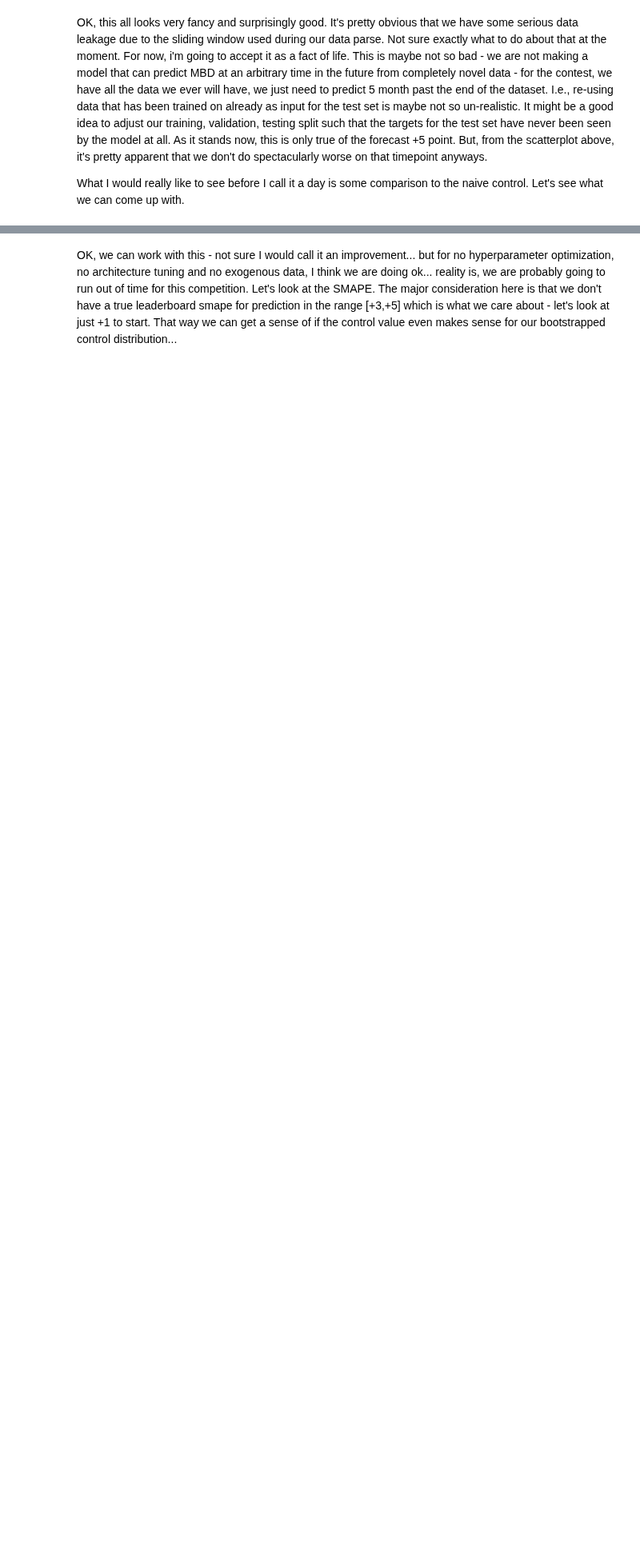
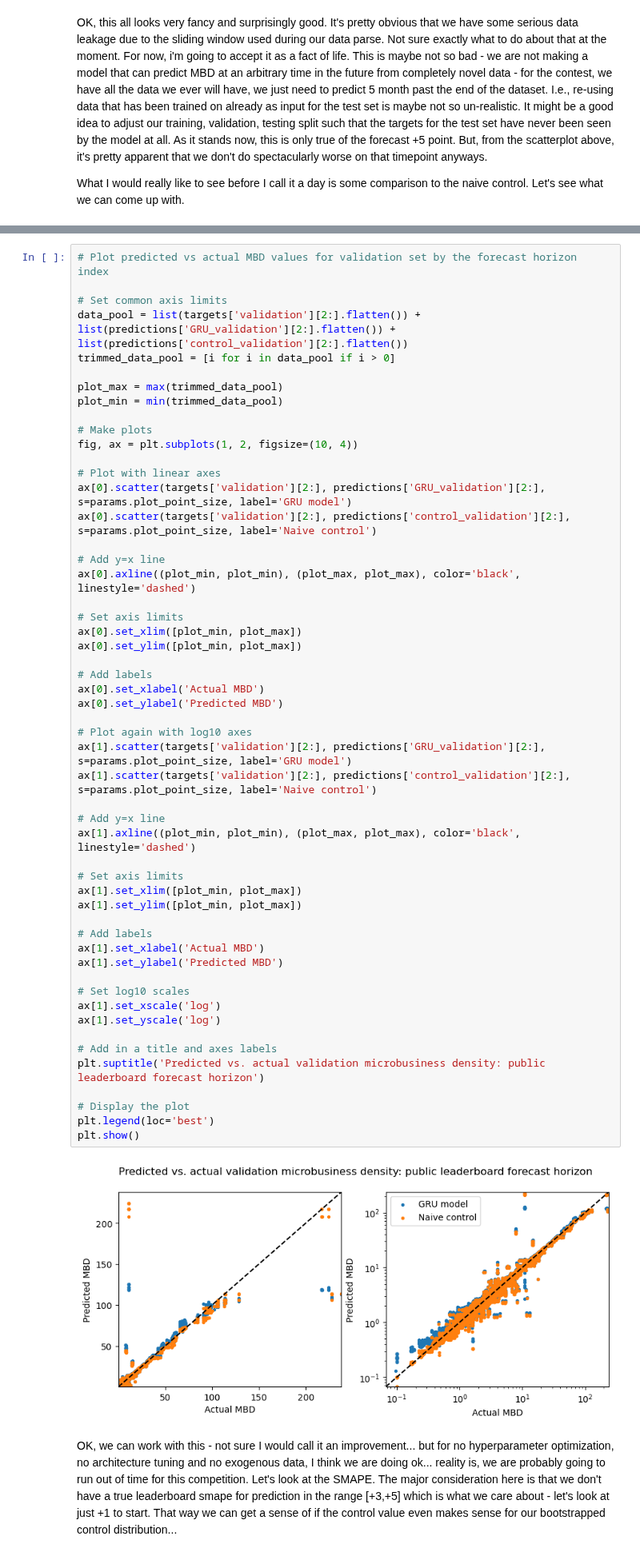
Before and after one commit to gperdrizet/kaggle_microbusiness, a Jupyter notebook: notebooks/15.1-GRU_model_testing.ipynb, the cells around one changed output, grey strips where cells are left out. Shown at 80% size. Drawn from its saved outputs; the diff is of its cells as text; blank space fills up the shorter version.

```diff
--- a/notebooks/15.1-GRU_model_testing.ipynb
+++ b/notebooks/15.1-GRU_model_testing.ipynb
@@ -290,2 +276,57 @@ plt.show()
+# %%
+# Plot predicted vs actual MBD values for validation set by the forecast horizon index
+
+# Set common axis limits
+data_pool = list(targets['validation'][2:].flatten()) + list(predictions['GRU_validation'][2:].flatten()) + list(predictions['control_validation'][2:].flatten())
+trimmed_data_pool = [i for i in data_pool if i > 0]
+
+plot_max = max(trimmed_data_pool)
+plot_min = min(trimmed_data_pool)
+
+# Make plots
+fig, ax = plt.subplots(1, 2, figsize=(10, 4))
+
+# Plot with linear axes
+ax[0].scatter(targets['validation'][2:], predictions['GRU_validation'][2:], s=params.plot_point_size, label='GRU model')
+ax[0].scatter(targets['validation'][2:], predictions['control_validation'][2:], s=params.plot_point_size, label='Naive control')
+
+# Add y=x line
+ax[0].axline((plot_min, plot_min), (plot_max, plot_max), color='black', linestyle='dashed')
+
+# Set axis limits
+ax[0].set_xlim([plot_min, plot_max])
+ax[0].set_ylim([plot_min, plot_max])
+
+# Add labels
+ax[0].set_xlabel('Actual MBD')
+ax[0].set_ylabel('Predicted MBD')
+
+# Plot again with log10 axes
+ax[1].scatter(targets['validation'][2:], predictions['GRU_validation'][2:], s=params.plot_point_size, label='GRU model')
+ax[1].scatter(targets['validation'][2:], predictions['control_validation'][2:], s=params.plot_point_size, label='Naive control')
+
+# Add y=x line
+ax[1].axline((plot_min, plot_min), (plot_max, plot_max), color='black', linestyle='dashed')
+
+# Set axis limits
+ax[1].set_xlim([plot_min, plot_max])
+ax[1].set_ylim([plot_min, plot_max])
+
+# Add labels
+ax[1].set_xlabel('Actual MBD')
+ax[1].set_ylabel('Predicted MBD')
+
+# Set log10 scales
+ax[1].set_xscale('log')
+ax[1].set_yscale('log')
+
+# Add in a title and axes labels
+plt.suptitle('Predicted vs. actual validation microbusiness density: public leaderboard forecast horizon')
+
+# Display the plot
+plt.legend(loc='best')
+plt.show()
+# %% [output]
+[figure, added]
 # %% [markdown]
 OK, we can work with this - not sure I would call it an improvement... but for no hyperparameter optimization, no architecture tuning and no exogenous data, I think we are doing ok... reality is, we are probably going to run out of time for this competition. Let's look at the SMAPE. The major consideration here is that we don't have a true leaderboard smape for prediction in the range [+3,+5] which is what we care about - let's look at just +1 to start. That way we can get a sense of if the control value even makes sense for our bootstrapped control distribution...
```
Also changed, not shown: parts of 18 cells of this notebook, 2 other files.
